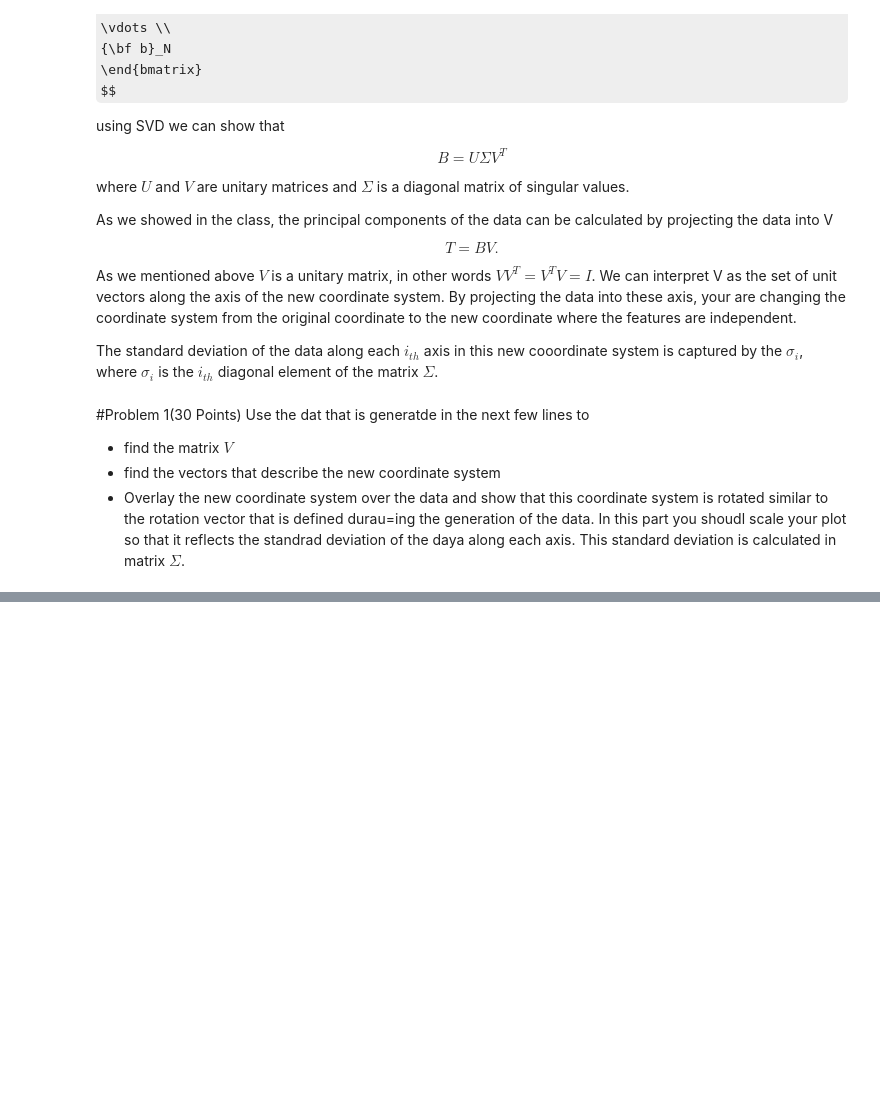
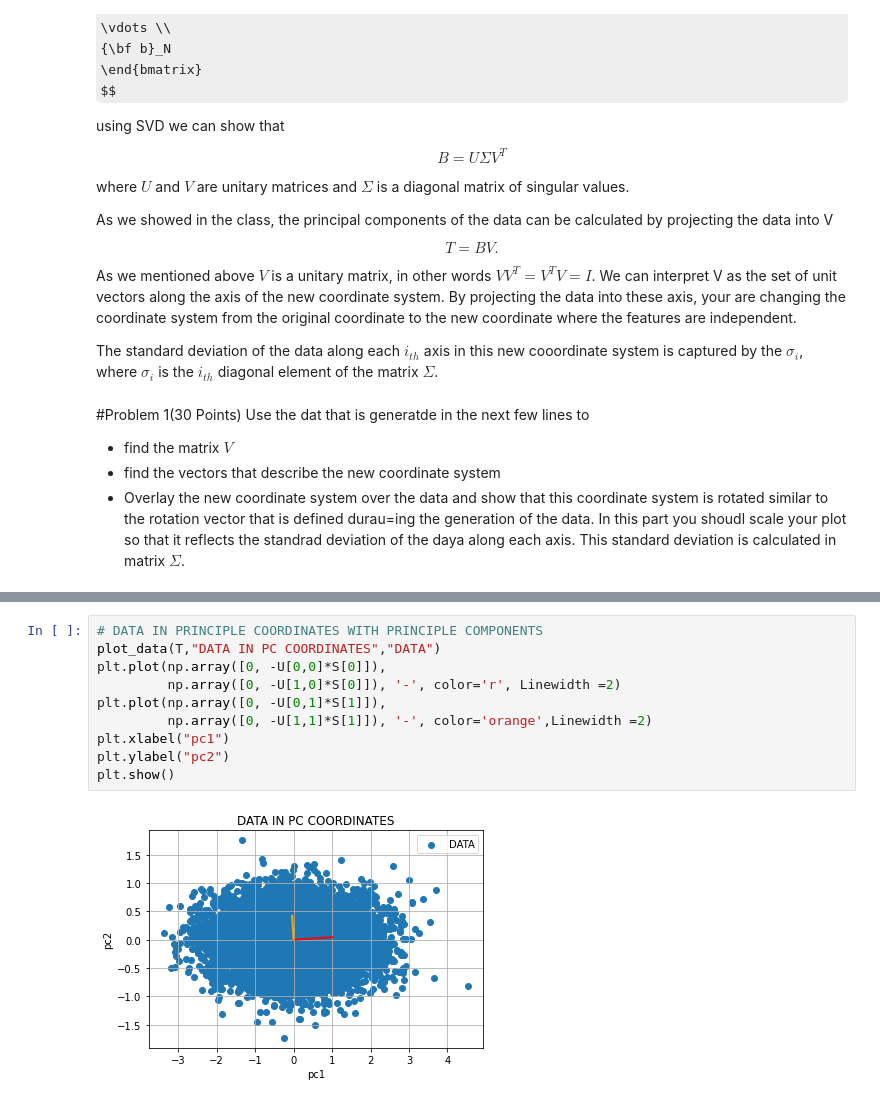
Before and after one commit to patty-13/MSML-603-UMD-MACHINE-LEARNING, a Jupyter notebook: HW10_PRATYUSH_SETHI_119344675.ipynb, the cells around one changed output, grey strips where cells are left out. Drawn from its saved outputs; the diff is of its cells as text; some formulas as TeX source; blank space fills up the shorter version.

```diff
--- a/HW10_PRATYUSH_SETHI_119344675.ipynb
+++ b/HW10_PRATYUSH_SETHI_119344675.ipynb
@@ -165,0 +189,12 @@ MEAN SUBTRACTED DATA
+# %%
+# DATA IN PRINCIPLE COORDINATES WITH PRINCIPLE COMPONENTS
+plot_data(T,"DATA IN PC COORDINATES","DATA")
+plt.plot(np.array([0, -U[0,0]*S[0]]),
+         np.array([0, -U[1,0]*S[0]]), '-', color='r', Linewidth =2)
+plt.plot(np.array([0, -U[0,1]*S[1]]),
+         np.array([0, -U[1,1]*S[1]]), '-', color='orange',Linewidth =2)
+plt.xlabel("pc1")
+plt.ylabel("pc2")
+plt.show()
+# %% [output]
+[figure, added]
```
Also changed, not shown: parts of 10 cells of this notebook.
